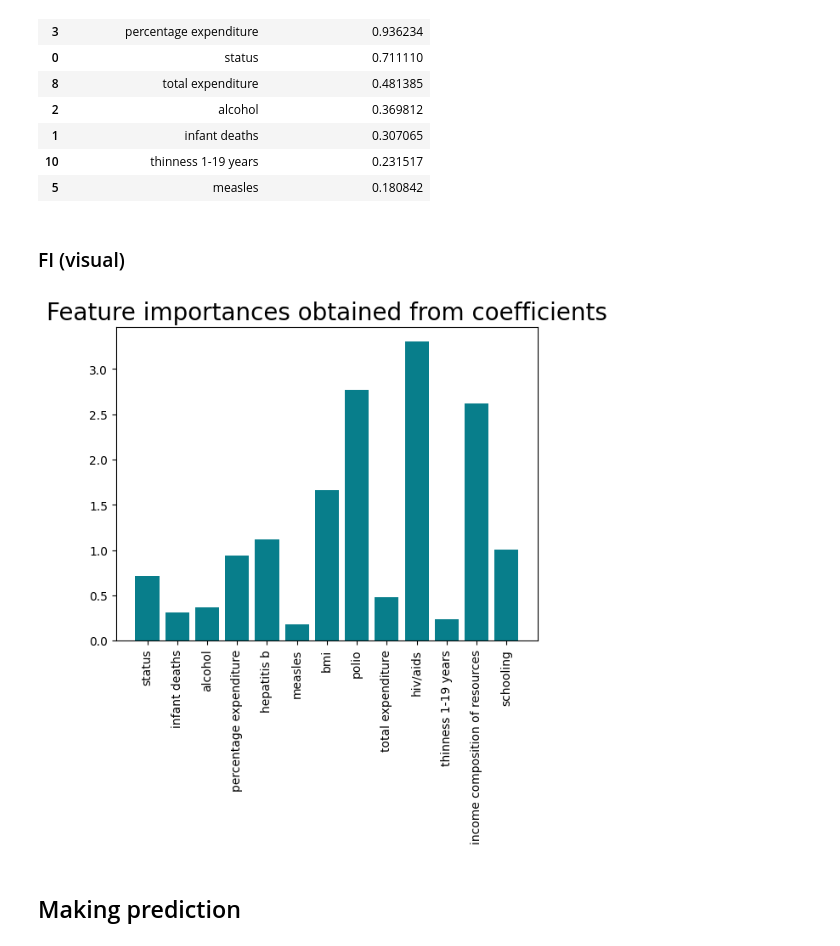
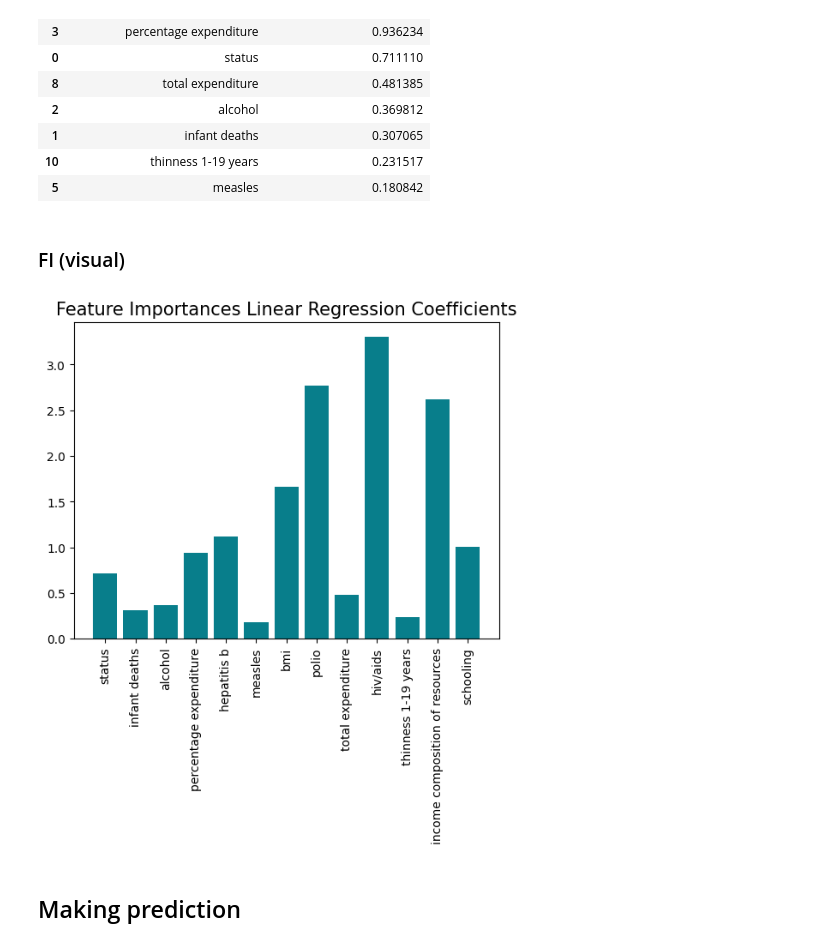
Before and after one commit to lepetitnoir/ML_WHO_Life_Expectancy, a Jupyter notebook: Target_Regression_Life_Expectancy_WHO.ipynb, the cells around one changed output. Drawn from its saved outputs; the diff is of its cells as text; code cells hidden in the pictures.

Commit message:
Visualization, Presentation

```diff
--- a/Target_Regression_Life_Expectancy_WHO.ipynb
+++ b/Target_Regression_Life_Expectancy_WHO.ipynb
@@ -223,15 +223,15 @@ df1.sort_values(by=['score_feature_importance'], ascending = False)
 | 1 | infant deaths | 0.307065 |
 | 10 | thinness 1-19 years | 0.231517 |
 | 5 | measles | 0.180842 |
-# %% [markdown]
-### FI (visual)
+# %% [markdown]
+### FI (visual)
 # %%
 plt.bar(x=df1['columns_name'], height=df1['score_feature_importance'], color='#087E8B')
-plt.title('Feature importances obtained from coefficients', size=20)
+plt.title('Feature Importances Linear Regression Coefficients', size=15)
 plt.xticks(rotation='vertical')
 plt.show()
 # %% [output]
-[figure, old version]
+[figure, new version]
 # %% [markdown]
 ## Making prediction
 # %%
```
Also changed, not shown: parts of 37 cells of this notebook, 9 other files.
